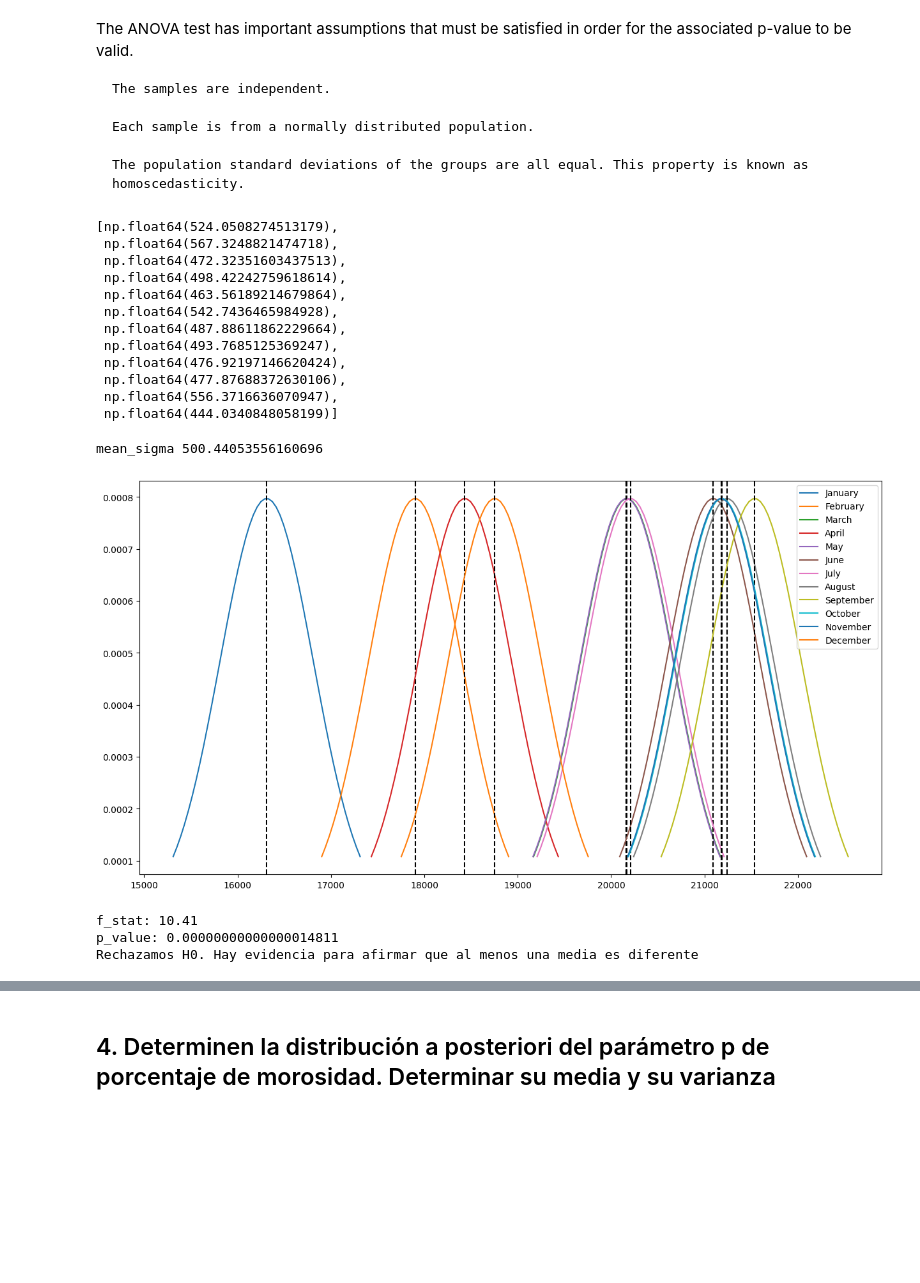
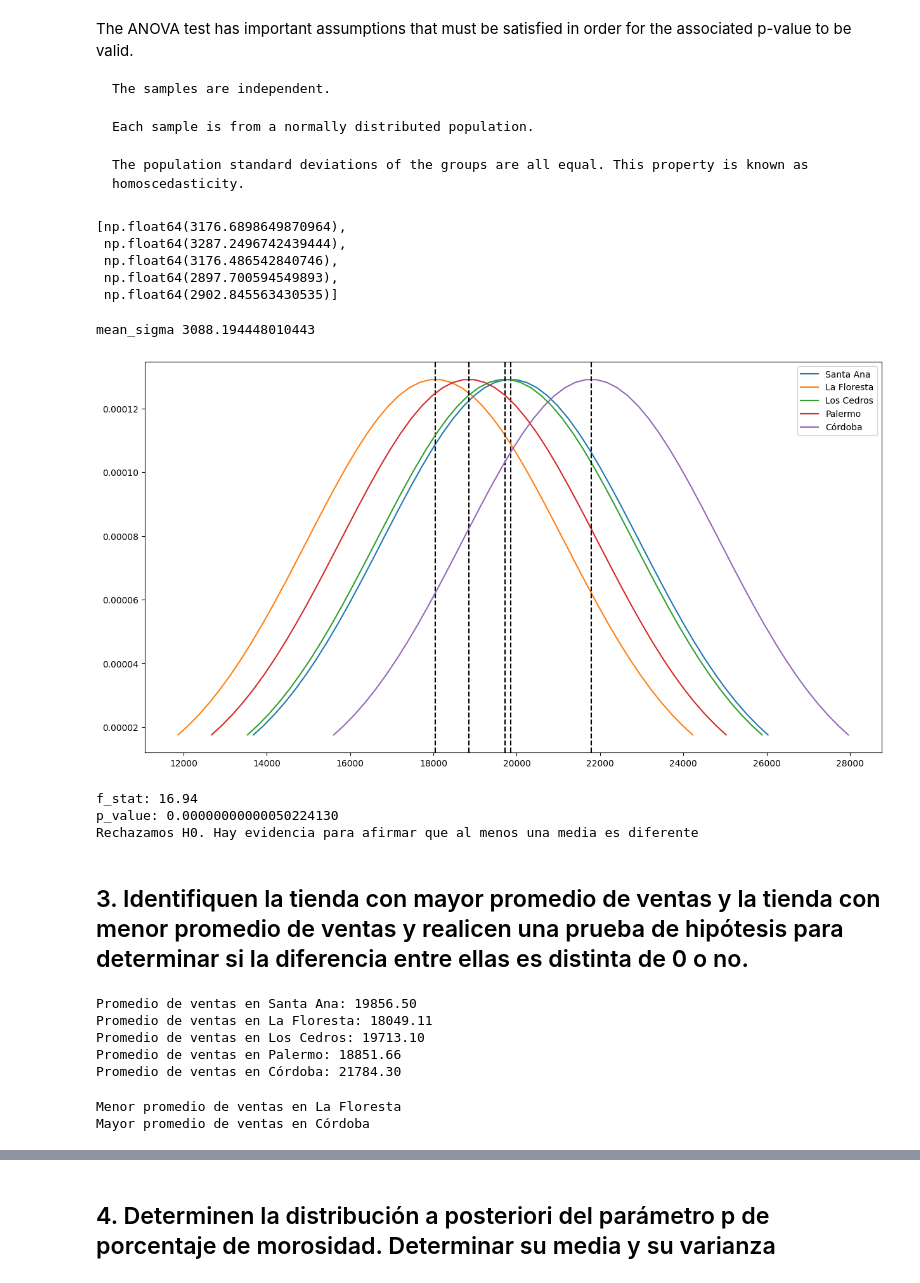
Before and after one commit to gx-ceia-tps/tp3-peia, a Jupyter notebook: tp3-peia-project/tp-final-peia.ipynb, the cells around one changed output, grey strips where cells are left out. Saved outputs shown, nothing was run; the diff lists cells and outputs as text; code cells hidden in the pictures; blank space fills up the shorter version.

```diff
--- a/tp3-peia-project/tp-final-peia.ipynb
+++ b/tp3-peia-project/tp-final-peia.ipynb
@@ -1,6 +1,6 @@
 # %%
 import pandas as pd
-sales = pd.read_excel('Datos_examen_final_17Co2024_Grupo4.xlsx')
+sales = pd.read_excel('Datos_examen_final_17Co2024_Grupo4.xlsx', sheet_name='Santa Ana')
 sales["Mes"] = sales["Fecha"].dt.month # alternativa: dt.month_name()
 # sales["DiaDeSemana"] = sales["Fecha"].dt.weekday
 sales.info()
@@ -149,49 +149,45 @@ The ANOVA test has important assumptions that must be satisfied in order for the
 
     The population standard deviations of the groups are all equal. This property is known as homoscedasticity.
 # %%
+import pandas as pd
+import matplotlib.pyplot as plt
 import numpy as np
 from scipy.stats import norm
 
-month_names = ["January","February","March","April","May","June","July","August","September","October","November","December"]
-sigmas = [np.std(sales)/np.sqrt(len(sales)) for sales in sales_per_month]
+stores = ['Santa Ana', 'La Floresta', 'Los Cedros', 'Palermo', 'Córdoba']
+sales_by_stores = [pd.read_excel('Datos_examen_final_17Co2024_Grupo4.xlsx', sheet_name=store)["Ventas"] for store in stores]
+sigmas = [np.std(sales) for sales in sales_by_stores]
 display(sigmas)
 mean_sigma = np.mean(sigmas)
 print('mean_sigma', mean_sigma)
 
 fig, ax = plt.subplots(figsize=(15,8))
-for month_name, sales in zip(month_names, sales_per_month):
+for store, sales in zip(stores, sales_by_stores):
     μ = np.mean(sales)
     n = len(sales)
     # σ = np.std(sales)/np.sqrt(n)
     # ANOVA asume homocedasticidad (todas las desviaciones estandar son iguales)
     σ = mean_sigma
     x_axis = np.linspace(μ-2*σ,μ+2*σ)
-    plt.plot(x_axis,norm.pdf(x_axis, μ, σ), label=month_name)
+    plt.plot(x_axis,norm.pdf(x_axis, μ, σ), label=store)
     plt.axvline(x=μ, ls='--', color='black')
 plt.legend()
 plt.show()
 # %% [output]
-[np.float64(524.0508274513179),
- np.float64(567.3248821474718),
- np.float64(472.32351603437513),
- np.float64(498.42242759618614),
- np.float64(463.56189214679864),
- np.float64(542.7436465984928),
- np.float64(487.88611862229664),
- np.float64(493.7685125369247),
- np.float64(476.92197146620424),
- np.float64(477.87688372630106),
- np.float64(556.3716636070947),
- np.float64(444.0340848058199)]
+[np.float64(3176.6898649870964),
+ np.float64(3287.2496742439444),
+ np.float64(3176.486542840746),
+ np.float64(2897.700594549893),
+ np.float64(2902.845563430535)]
-mean_sigma 500.44053556160696
+mean_sigma 3088.194448010443
-[figure, old version]
+[figure, new version]
 # %%
 from scipy.stats import f_oneway
-mus = [np.mean(sales) for sales in sales_per_month]
-sigmas = [mean_sigma for sales in sales_per_month]
-n = 30
+mus = [np.mean(sales) for sales in sales_by_stores]
+sigmas = [mean_sigma for sales in sales_by_stores]
+n = 100
 samples = [np.random.normal(loc=mu, scale=sigma,size=n) for mu,sigma in zip(mus, sigmas)]
-f_stat, p_value = f_oneway(*sales_per_month)
+f_stat, p_value = f_oneway(*samples)
 
 alpha = 0.05
 print('f_stat:', f'{f_stat:.2f}')
@@ -202,6 +198,32 @@ if p_value < alpha:
 else:
     print("No se rehaza H0. Hay evidencia suficiente para afirmar que las medias son diferentes")
 # %% [output]
-f_stat: 10.41
-p_value: 0.00000000000000014811
+f_stat: 16.94
+p_value: 0.00000000000050224130
 Rechazamos H0. Hay evidencia para afirmar que al menos una media es diferente
+# %% [markdown]
+## 3. Identifiquen la tienda con mayor promedio de ventas y la tienda con menor promedio de ventas y realicen una prueba de hipótesis para determinar si la diferencia entre ellas es distinta de 0 o no.
+# %%
+import pandas as pd
+sheets = ['Santa Ana', 'La Floresta', 'Los Cedros', 'Palermo', 'Córdoba']
+sales_by_sheets = [pd.read_excel('Datos_examen_final_17Co2024_Grupo4.xlsx', sheet_name=sheet)["Ventas"] for sheet in sheets]
+
+mean_sales_by_sheets = [np.mean(sales) for sales in sales_by_sheets]
+for i,sheet in enumerate(sheets):
+    print(f'Promedio de ventas en {sheet}: {mean_sales_by_sheets[i]:.2f}')
+# %% [output]
+Promedio de ventas en Santa Ana: 19856.50
+Promedio de ventas en La Floresta: 18049.11
+Promedio de ventas en Los Cedros: 19713.10
+Promedio de ventas en Palermo: 18851.66
+Promedio de ventas en Córdoba: 21784.30
+# %%
+min_mean_sales_sheet_idx = np.argmin(mean_sales_by_sheets)
+max_mean_sales_sheet_idx = np.argmax(mean_sales_by_sheets)
+min_mean_sales_sheet = sheets[min_mean_sales_sheet_idx]
+max_mean_sales_sheet = sheets[max_mean_sales_sheet_idx]
+print(f'Menor promedio de ventas en {min_mean_sales_sheet}')
+print(f'Mayor promedio de ventas en {max_mean_sales_sheet}')
+# %% [output]
+Menor promedio de ventas en La Floresta
+Mayor promedio de ventas en Córdoba
```
Also changed, not shown: parts of 3 cells of this notebook, 1 other file.
